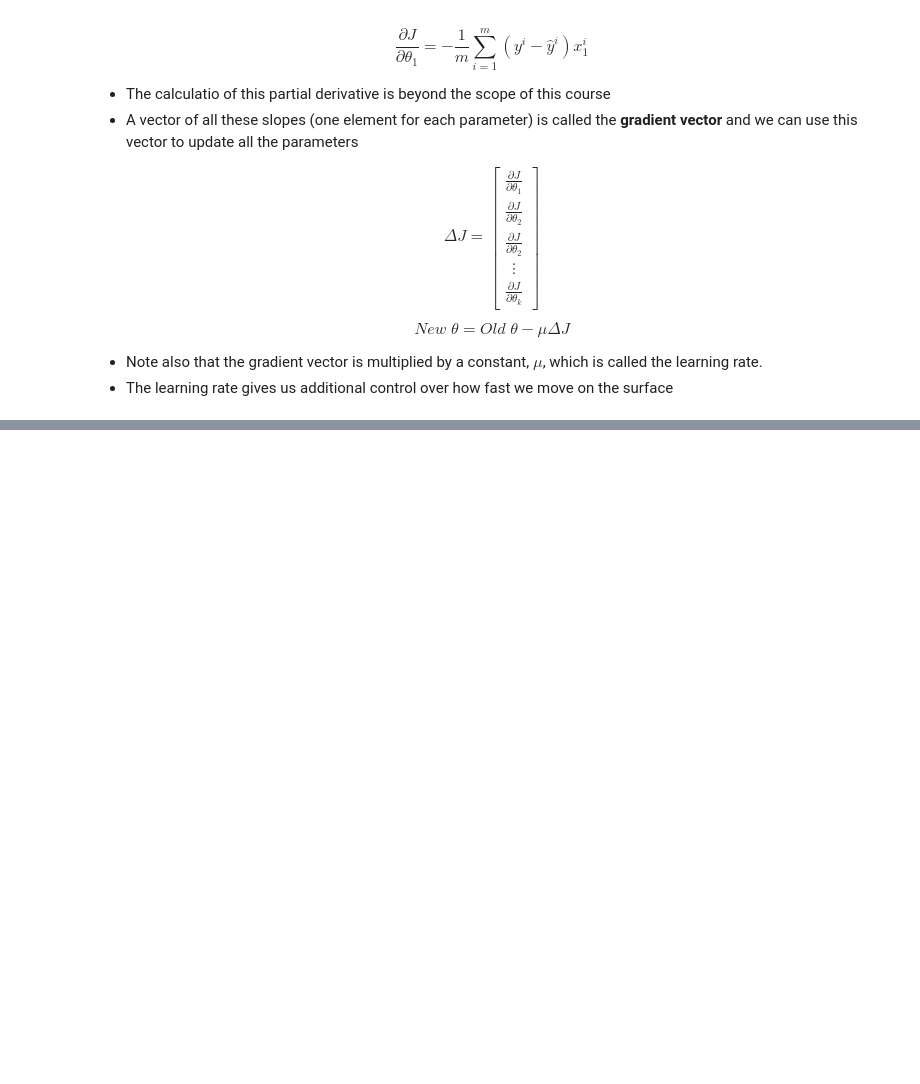
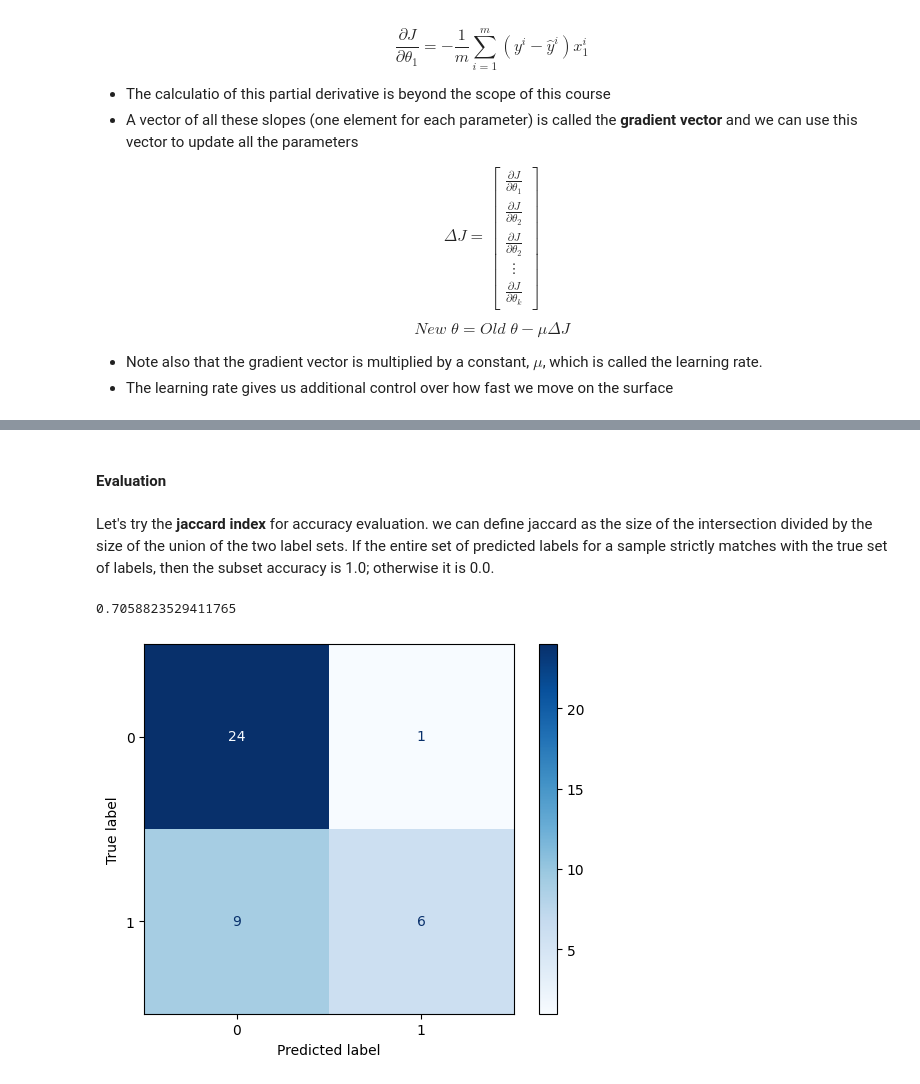
Before and after one commit to PaulToronto/IBM---AI-Engineering-Professional-Certificate, a Jupyter notebook: 1_4_Linear_Classification.ipynb, the cells around one changed output, grey strips where cells are left out. Cells and saved outputs as stored; diff of their text form; code cells hidden in the pictures; blank space fills up the shorter version.

```diff
--- a/1_4_Linear_Classification.ipynb
+++ b/1_4_Linear_Classification.ipynb
@@ -371,0 +494,3 @@ $$
+# %%
+X = StandardScaler().fit(X).transform(X)
+X
@@ -371,0 +511,4 @@ $$
+# %%
+X_train, X_test, y_train, y_test = train_test_split(X, y, test_size=0.2, random_state=4)
+
+X_train.shape, X_test.shape, y_train.shape, y_test.shape
@@ -371,0 +525,3 @@ $$
+# %%
+LR = LogisticRegression(C=0.01, solver='liblinear').fit(X_train, y_train)
+LR
@@ -371,0 +530,3 @@ $$
+# %%
+y_hat = LR.predict(X_test)
+y_hat
@@ -371,0 +559,12 @@ $$
+# %% [markdown]
+#### Evaluation
+# %% [markdown]
+Let's try the **jaccard index** for accuracy evaluation. we can define jaccard as the size of the intersection divided by the size of the union of the two label sets. If the entire set of predicted labels for a sample strictly matches with the true set of labels, then the subset accuracy is 1.0; otherwise it is 0.0.
+# %%
+jaccard_score(y_test, y_hat, pos_label=0)
+# %% [output]
+0.7058823529411765
+# %%
+ConfusionMatrixDisplay(confusion_matrix(y_test, y_hat)).plot(cmap=plt.cm.Blues);
+# %% [output]
+[figure, added]
```
Also changed, not shown: parts of 23 cells of this notebook.
